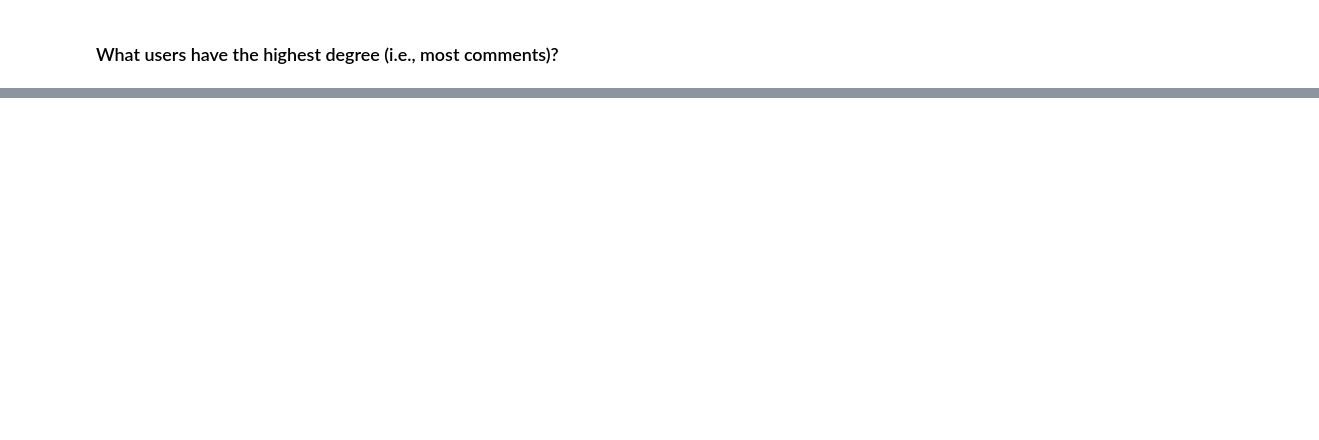
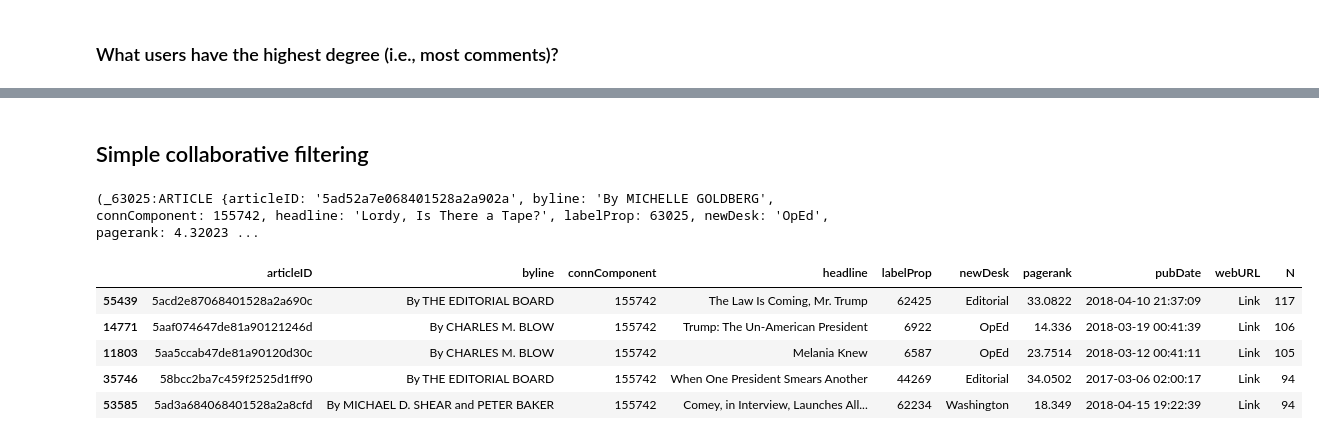
Before and after one commit to jvani/nyt-comments, a Jupyter notebook: notebooks/exploratory.ipynb, the cells around one changed output, grey strips where cells are left out. Drawn from its saved outputs; the diff is of its cells as text; code cells hidden in the pictures; blank space fills up the shorter version.

Commit message:
exploratory; simple collab filtering recommender.

```diff
--- a/notebooks/exploratory.ipynb
+++ b/notebooks/exploratory.ipynb
@@ -100,0 +106,6 @@ pd.DataFrame([{**res['u'], 'Comments': res['count(p)']} for res in yield_results
+# %%
+op = """MATCH (n) RETURN distinct(n.connComponent) as partition, count(*) as nNodes ORDER by nNodes DESC"""
+cur = graph.run(op)
+records = list(yield_record(cur))
+print('Subgraphs: {}'.format(len(records)))
+pd.DataFrame(records).set_index('partition').head()
@@ -100,0 +123,10 @@ pd.DataFrame([{**res['u'], 'Comments': res['count(p)']} for res in yield_results
+# %%
+cur = graph.run("""MATCH (n:ARTICLE)
+RETURN n
+ORDER by n.pagerank
+DESC LIMIT 5""")
+pd.DataFrame([rec['n'] for rec in yield_record(cur)]) \
+    .sort_values('pagerank', ascending=False) \
+    .set_index('articleID') \
+    .drop('connComponent', axis=1) \
+    .style.format({'webURL': lambda x: f'<a target="_blank" href="{x}"">Link</a>'})
@@ -100,0 +141,30 @@ pd.DataFrame([{**res['u'], 'Comments': res['count(p)']} for res in yield_results
+# %% [markdown]
+## Simple collaborative filtering
+# %%
+cur = graph.run("""MATCH (n:ARTICLE)
+WITH n, rand() as r
+ORDER BY r
+RETURN n
+LIMIT 1
+""")
+article = cur.next().data()['n']
+article
+# %% [output]
+(_63025:ARTICLE {articleID: '5ad52a7e068401528a2a902a', byline: 'By MICHELLE GOLDBERG', connComponent: 155742, headline: 'Lordy, Is There a Tape?', labelProp: 63025, newDesk: 'OpEd', pagerank: 4.32023 ...
+# %%
+cur = graph.run("""MATCH (n:ARTICLE {{articleID: '{0}'}})-[]-(:USER)-[]-(m:ARTICLE)
+WHERE NOT m.articleID = '{0}'
+RETURN m""".format(article['articleID']))
+rows = [rec['m'] for rec in yield_record(cur)]
+# %%
+df = pd.DataFrame(rows)
+N = pd.DataFrame(df.groupby('articleID').size().rename('N'))
+df1 = df.merge(N, left_on='articleID', right_on='articleID').drop_duplicates()
+df1.sort_values(['N', 'pagerank'], ascending=False).head(5).style.format({'webURL': lambda x: f'<a target="_blank" href="{x}"">Link</a>'})
+# %% [output]
+|  | articleID | byline | connComponent | headline | labelProp | newDesk | pagerank | pubDate | webURL | N |
+| 55439 | 5acd2e87068401528a2a690c | By THE EDITORIAL BOARD | 155742 | The Law Is Coming, Mr. Trump | 62425 | Editorial | 33.0822 | 2018-04-10 21:37:09 | Link | 117 |
+| 14771 | 5aaf074647de81a90121246d | By CHARLES M. BLOW | 155742 | Trump: The Un-American President | 6922 | OpEd | 14.336 | 2018-03-19 00:41:39 | Link | 106 |
+| 11803 | 5aa5ccab47de81a90120d30c | By CHARLES M. BLOW | 155742 | Melania Knew | 6587 | OpEd | 23.7514 | 2018-03-12 00:41:11 | Link | 105 |
+| 35746 | 58bcc2ba7c459f2525d1ff90 | By THE EDITORIAL BOARD | 155742 | When One President Smears Another | 44269 | Editorial | 34.0502 | 2017-03-06 02:00:17 | Link | 94 |
+| 53585 | 5ad3a684068401528a2a8cfd | By MICHAEL D. SHEAR and PETER BAKER | 155742 | Comey, in Interview, Launches All... | 62234 | Washington | 18.349 | 2018-04-15 19:22:39 | Link | 94 |
```
Also changed, not shown: parts of 15 cells of this notebook.
